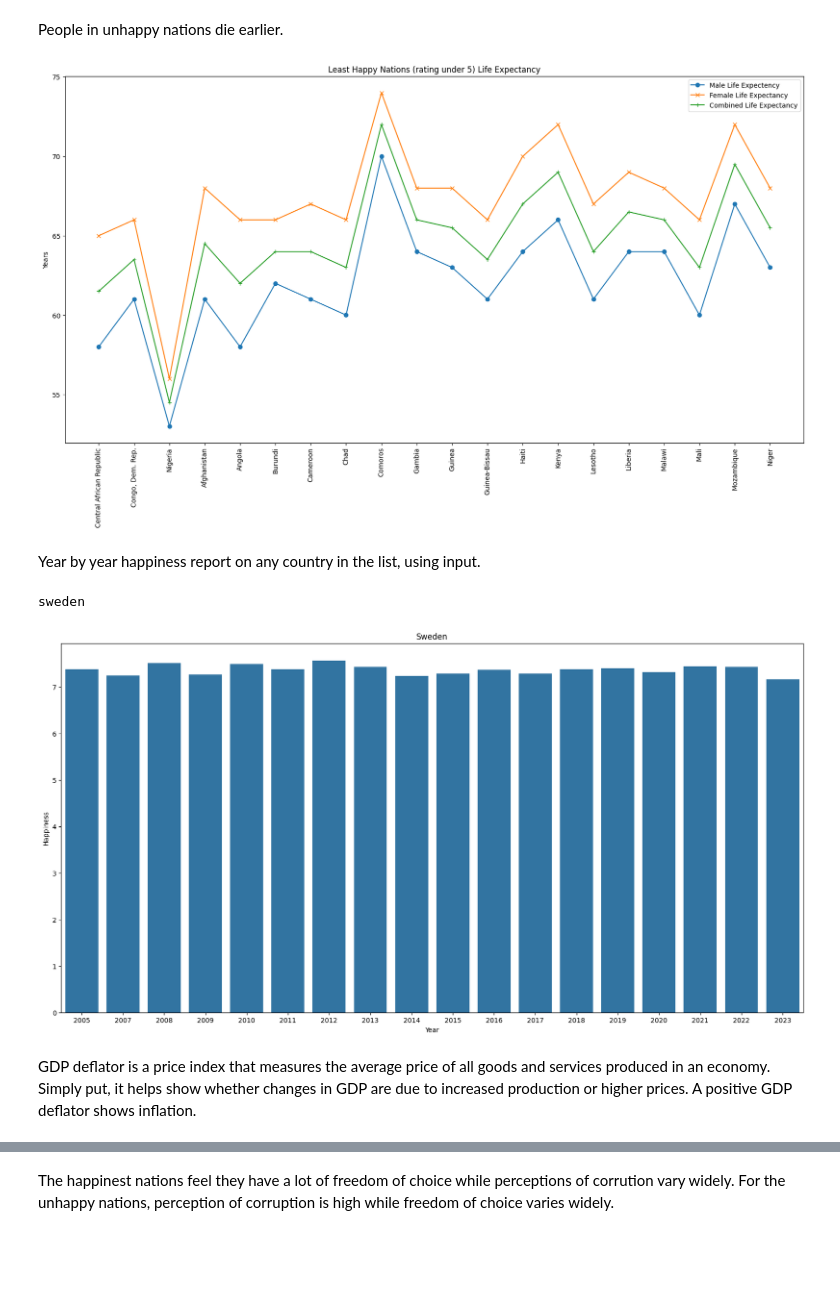
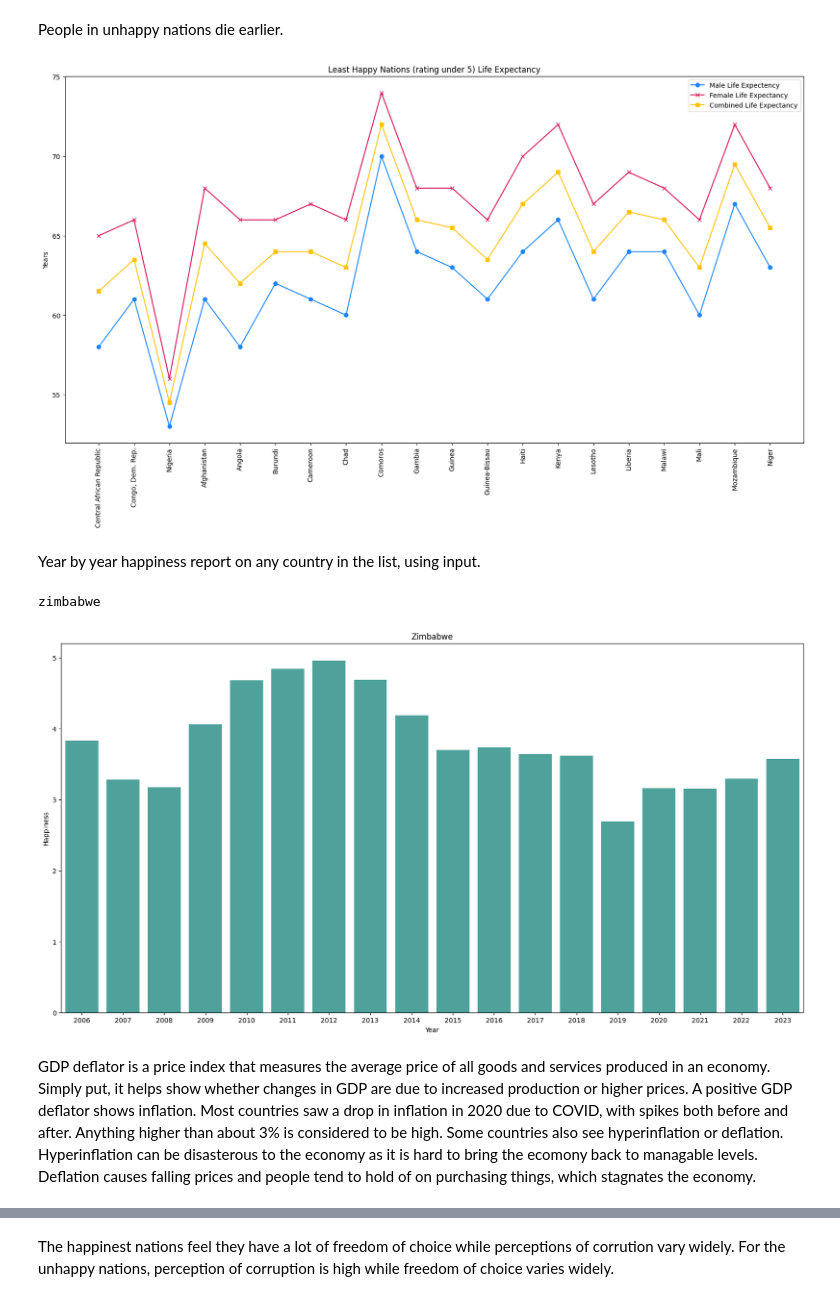
Before and after one commit to tara-hylton/world_happiness, a Jupyter notebook: world happiness.ipynb, the cells around one changed output, grey strips where cells are left out. Drawn from its saved outputs; the diff is of its cells as text; code cells hidden in the pictures; blank space fills up the shorter version.

Commit message:
finished annotations, SQL, requirement.txt, colors on charts

```diff
--- a/world happiness.ipynb
+++ b/world happiness.ipynb
@@ -16,8 +15,10 @@ Renamed/fixed the columns and sorted by year for world happiness dataframe.
 w_h_data = w_h_data.rename(columns={
     'Log GDP per capita': 'GDP_per_capita',
     'Healthy life expectency at birth': 'Life_expectency',
-    'Freedom to make life choices': 'Life_choices'
+    'Freedom to make life choices': 'Freedom_of_choice',
+    'Life Ladder': 'happiness_score'
 })
+w_h_data
 w_h_data_trans = w_h_data.T.reset_index()
 w_h_data_trans['index'] = w_h_data_trans['index'].str.replace(' ', '_')
 w_h_data_trans['index'] = w_h_data_trans['index'].map(str.lower)
@@ -157,7 +160,7 @@ dtype: int64
 Removing NAN from world happiness data. Due to the inability to see where the data shifted from one country to another, I could not use means/averages to fill spots. I did do some of that where possible in excel before moving the data to vscode.
 # %%
 nan_count3 = w_h_data.isnull().sum()
-columns_to_fill3 = ['gdp_per_capita', 'social_support', 'healthy_life_expectancy_at_birth', 'life_choices', 'generosity', 'perceptions_of_corruption', 'positive_affect', 'negative_affect']
+columns_to_fill3 = ['gdp_per_capita', 'social_support', 'healthy_life_expectancy_at_birth', 'freedom_of_choice', 'generosity', 'perceptions_of_corruption', 'positive_affect', 'negative_affect']
 for col in columns_to_fill3:
     w_h_data[col] = w_h_data[col].fillna('No data')
 
@@ -335,13 +342,14 @@ People in unhappy nations die earlier.
 bottom_20 = life_death_data2.nsmallest(20, 'happiness_score')
 plt.figure(figsize=(20,10))
 plt.xticks(rotation=90)
-plt.plot(bottom_20['country'], bottom_20['male_life_expectancy'], label= 'Male Life Expectency', marker='o')
-plt.plot(bottom_20['country'], bottom_20['female_life_expectancy'], label='Female Life Expectancy', marker='x')
-plt.plot(bottom_20['country'], bottom_20['combined_expectancy'], label='Combined Life Expectancy', marker='+')
+plt.plot(bottom_20['country'], bottom_20['male_life_expectancy'], label= 'Male Life Expectency', color='#1A85FF', marker='o')
+plt.plot(bottom_20['country'], bottom_20['female_life_expectancy'], label='Female Life Expectancy', color='#D41159', marker='x')
+plt.plot(bottom_20['country'], bottom_20['combined_expectancy'], label='Combined Life Expectancy', color='#FFC20A', marker='s')
+
 
 plt.legend()
 plt.ylabel('Years')
 plt.title('Least Happy Nations (rating under 5) Life Expectancy')
 plt.show()
 # %% [output]
-[figure, old version]
+[figure, new version]
@@ -364,38 +360,38 @@ def check_country(name: str) -> bool:
     name = name.title()
     if (w_h_data['country_name'] == name).any():
         country_input = name.title()
         # print(country_input)
         return country_input
 
     else:
         print("That does not exist on the list, please try again.")
 
 
 country_input = input("What country would you like to see a happiness report on?")
 check_country(country_input)
 
 w_h_data2 = w_h_data[w_h_data['country_name'] == country_input.title()]
 print(country_input)
 plt.figure(figsize=(20,10))
-ax = sns.barplot(x='year', y='life_ladder', data=w_h_data2, errorbar=None)
+ax = sns.barplot(x='year', y='happiness_score', data=w_h_data2, color='#40B0A6', errorbar=None)
 ax.set_xlabel("Year")
 ax.set_ylabel("Happiness")
 plt.title(country_input.title())
 plt.show()
 
 while True:
     answer = input("Would you like to try another country? y/n").lower()
     if answer in "y":
         check_country(country_input)
     elif answer in "n":
         break
     else:
         print("Try again")
 # %% [output]
-sweden
+zimbabwe
-[figure, old version]
+[figure, new version]
 # %% [markdown]
-GDP deflator is a price index that measures the average price of all goods and services produced in an economy. Simply put, it helps show whether changes in GDP are due to increased production or higher prices. A positive GDP deflator shows inflation.
+GDP deflator is a price index that measures the average price of all goods and services produced in an economy. Simply put, it helps show whether changes in GDP are due to increased production or higher prices. A positive GDP deflator shows inflation. Most countries saw a drop in inflation in 2020 due to COVID, with spikes both before and after. Anything higher than about 3% is considered to be high. Some countries also see hyperinflation or deflation. Hyperinflation can be disasterous to the economy as it is hard to bring the ecomony back to managable levels. Deflation causes falling prices and people tend to hold of on purchasing things, which stagnates the economy.
 # %%
 def check_country2(name2: str) -> bool:
     name2 = name2.title()
```
Also changed, not shown: parts of 25 cells of this notebook, 3 other files.
